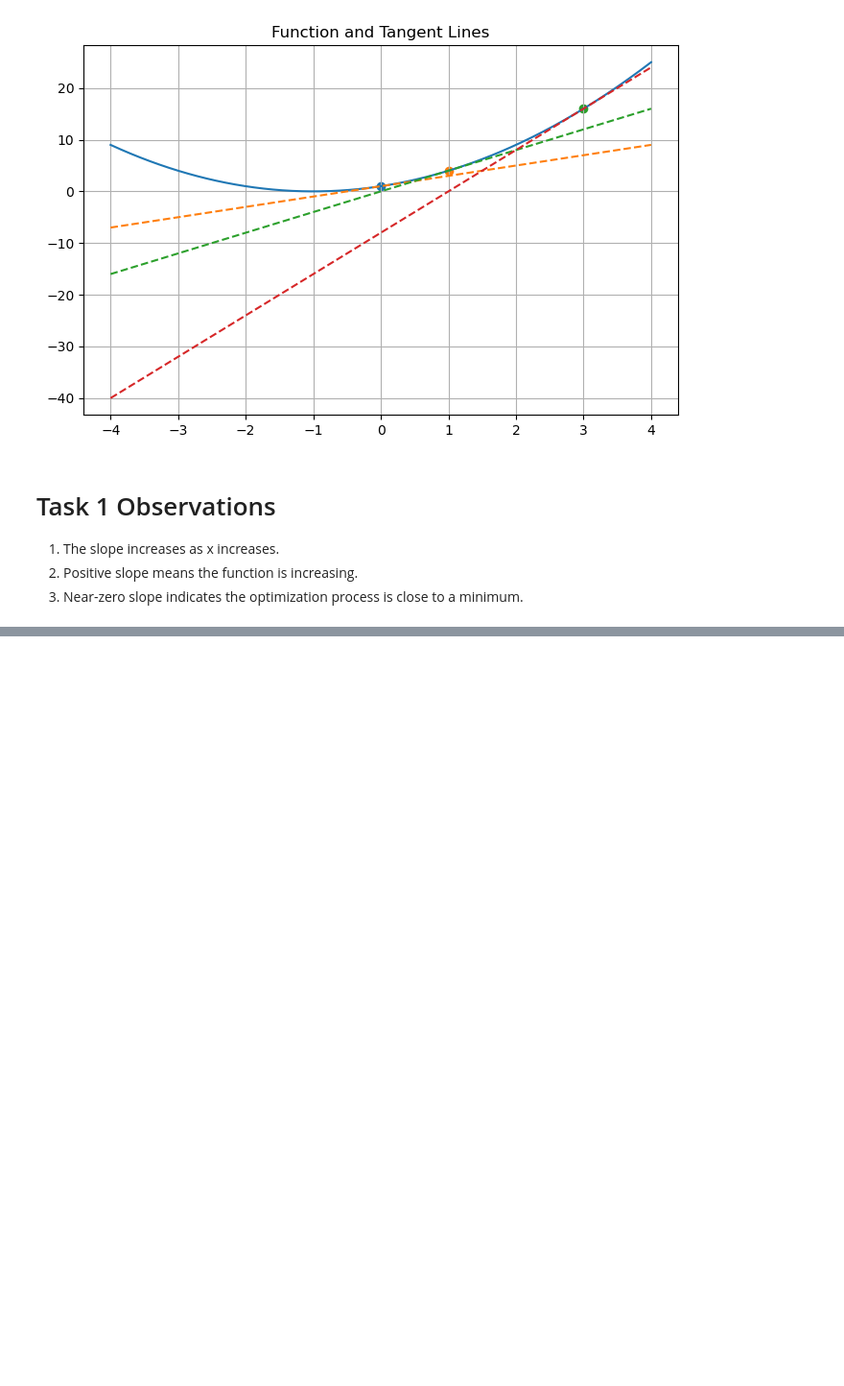
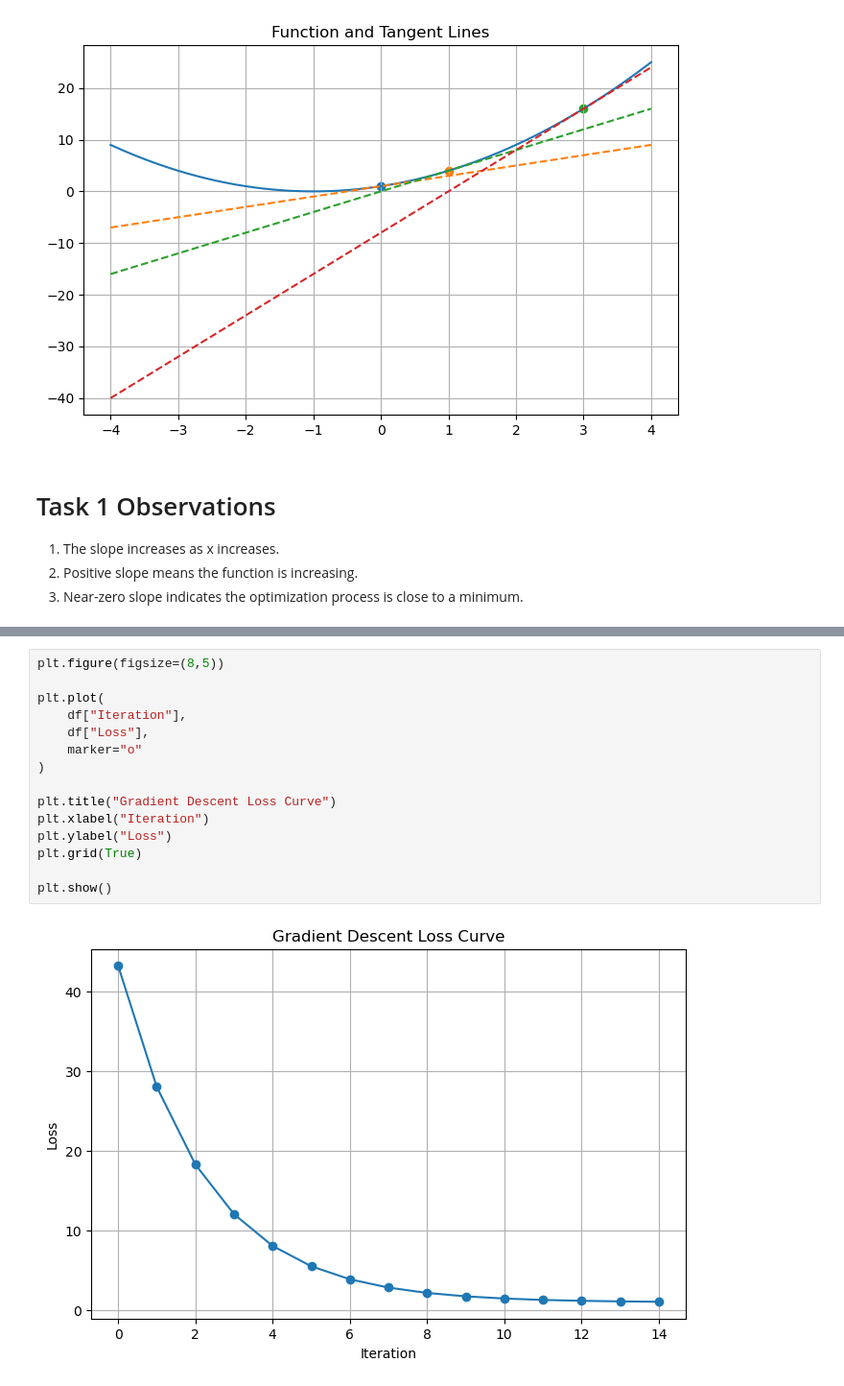
Before and after one commit to gopalsharma43/aiml-crash-gopal, a Jupyter notebook: Day11/maths_ml_eda.ipynb, the cells around one changed output, grey strips where cells are left out. Shown at 96% size. Cells and saved outputs as stored; diff of their text form; blank space fills up the shorter version.

```diff
--- a/Day11/maths_ml_eda.ipynb
+++ b/Day11/maths_ml_eda.ipynb
@@ -49,0 +105,17 @@ plt.show()
+# %%
+plt.figure(figsize=(8,5))
+
+plt.plot(
+    df["Iteration"],
+    df["Loss"],
+    marker="o"
+)
+
+plt.title("Gradient Descent Loss Curve")
+plt.xlabel("Iteration")
+plt.ylabel("Loss")
+plt.grid(True)
+
+plt.show()
+# %% [output]
+[figure, added]
```
Also changed, not shown: parts of 5 cells of this notebook.
